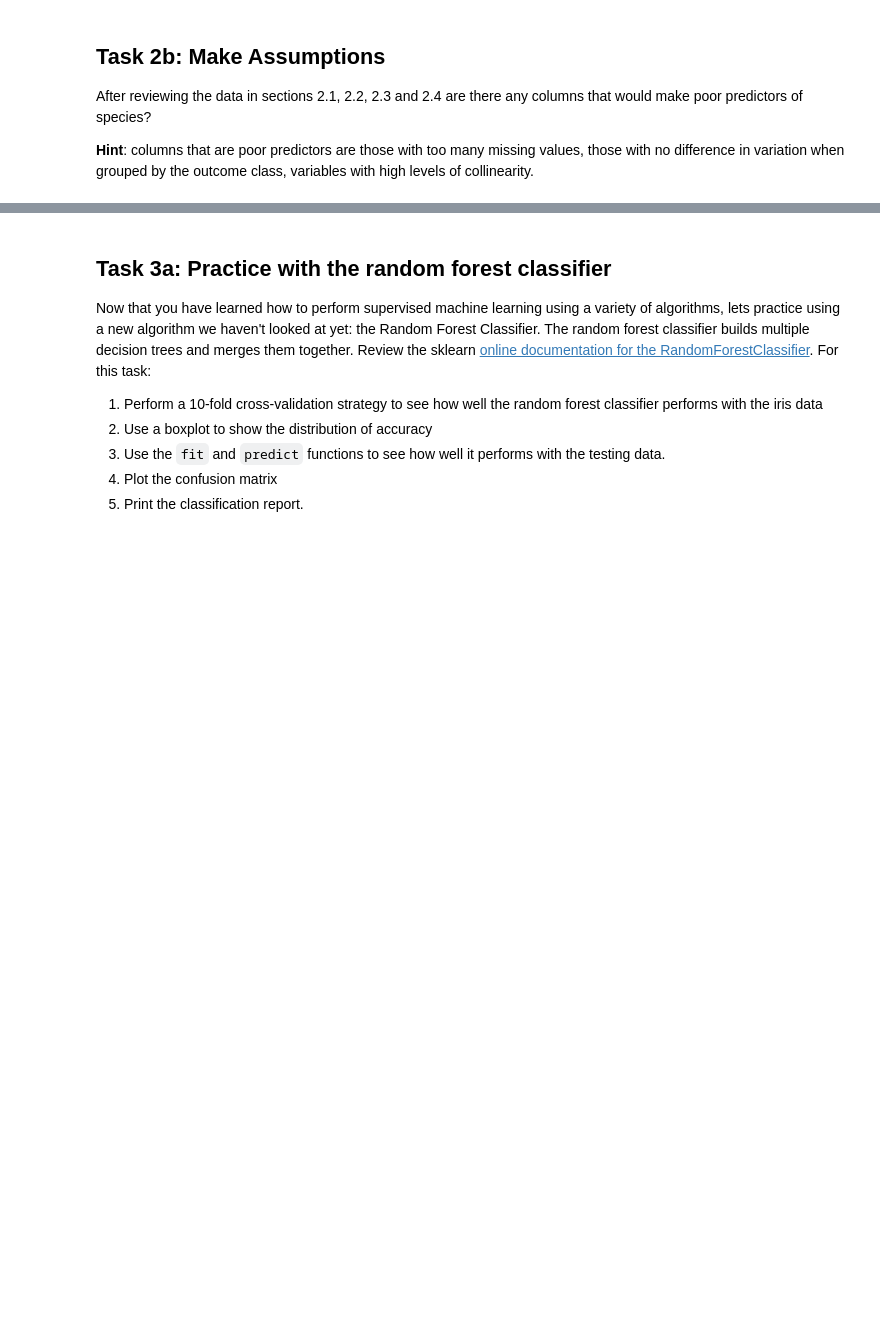
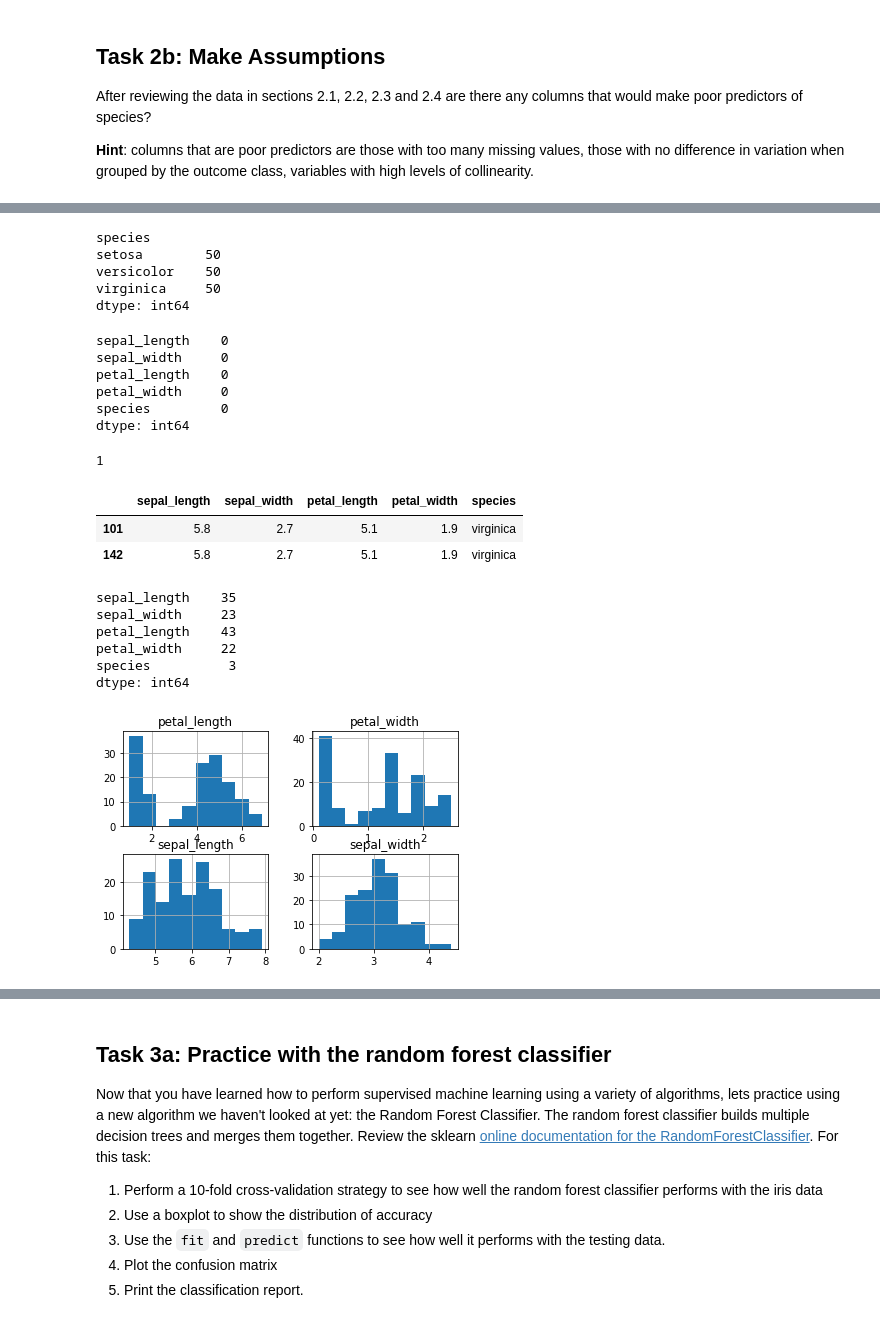
Before and after one commit to DslimII/hort503, a Jupyter notebook: Assignment12/A11-Supervised_Machine_Learning_Part1-Practice.ipynb, the cells around one changed output, grey strips where cells are left out. Drawn from its saved outputs; the diff is of its cells as text; code cells hidden in the pictures; blank space fills up the shorter version.

```diff
--- a/Assignment12/A11-Supervised_Machine_Learning_Part1-Practice.ipynb
+++ b/Assignment12/A11-Supervised_Machine_Learning_Part1-Practice.ipynb
@@ -20,3 +48,5 @@ After reviewing the data in sections 2.1, 2.2, 2.3 and 2.4 do you see any proble
+# %%
+iris = sns.load_dataset('iris')
 # %% [markdown]
 ## Task 2b:  Make Assumptions
 
@@ -25,0 +88,41 @@ After reviewing the data in sections 2.1, 2.2, 2.3 and 2.4 are there any columns
+# %%
+iris.groupby('species').size()
+# %% [output]
+species
+setosa        50
+versicolor    50
+virginica     50
+dtype: int64
+# %%
+iris.isna().sum()
+# %% [output]
+sepal_length    0
+sepal_width     0
+petal_length    0
+petal_width     0
+species         0
+dtype: int64
+# %%
+iris.duplicated().sum()
+# %% [output]
+1
+# %%
+iris[iris.duplicated(keep = False)]
+# %% [output]
+|  | sepal_length | sepal_width | petal_length | petal_width | species |
+| 101 | 5.8 | 2.7 | 5.1 | 1.9 | virginica |
+| 142 | 5.8 | 2.7 | 5.1 | 1.9 | virginica |
+# %%
+iris.nunique()
+# %% [output]
+sepal_length    35
+sepal_width     23
+petal_length    43
+petal_width     22
+species          3
+dtype: int64
+# %%
+iris.hist()
+plt.show()
+# %% [output]
+[figure, added]
```
Also changed, not shown: parts of 32 cells of this notebook, 4 other files.
